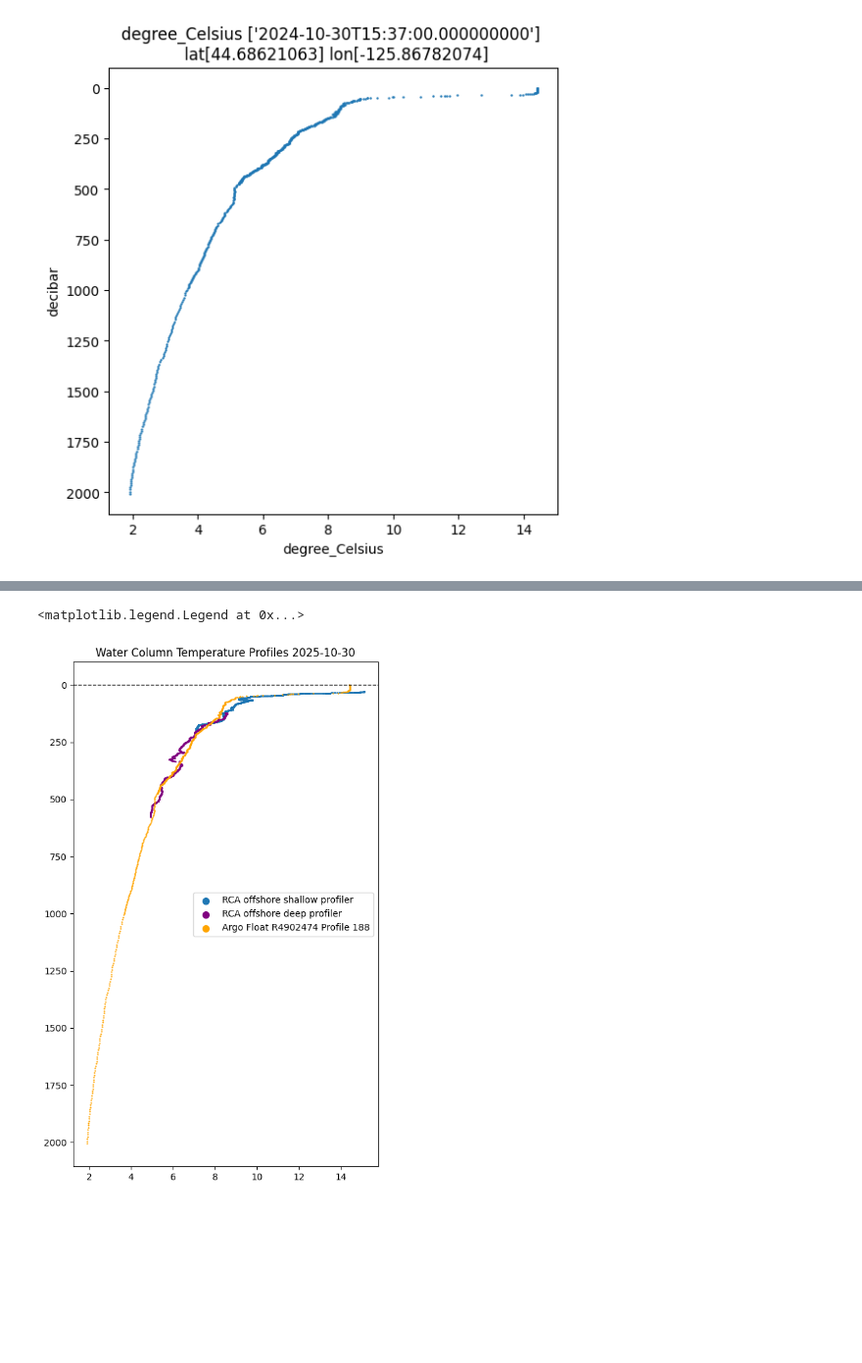
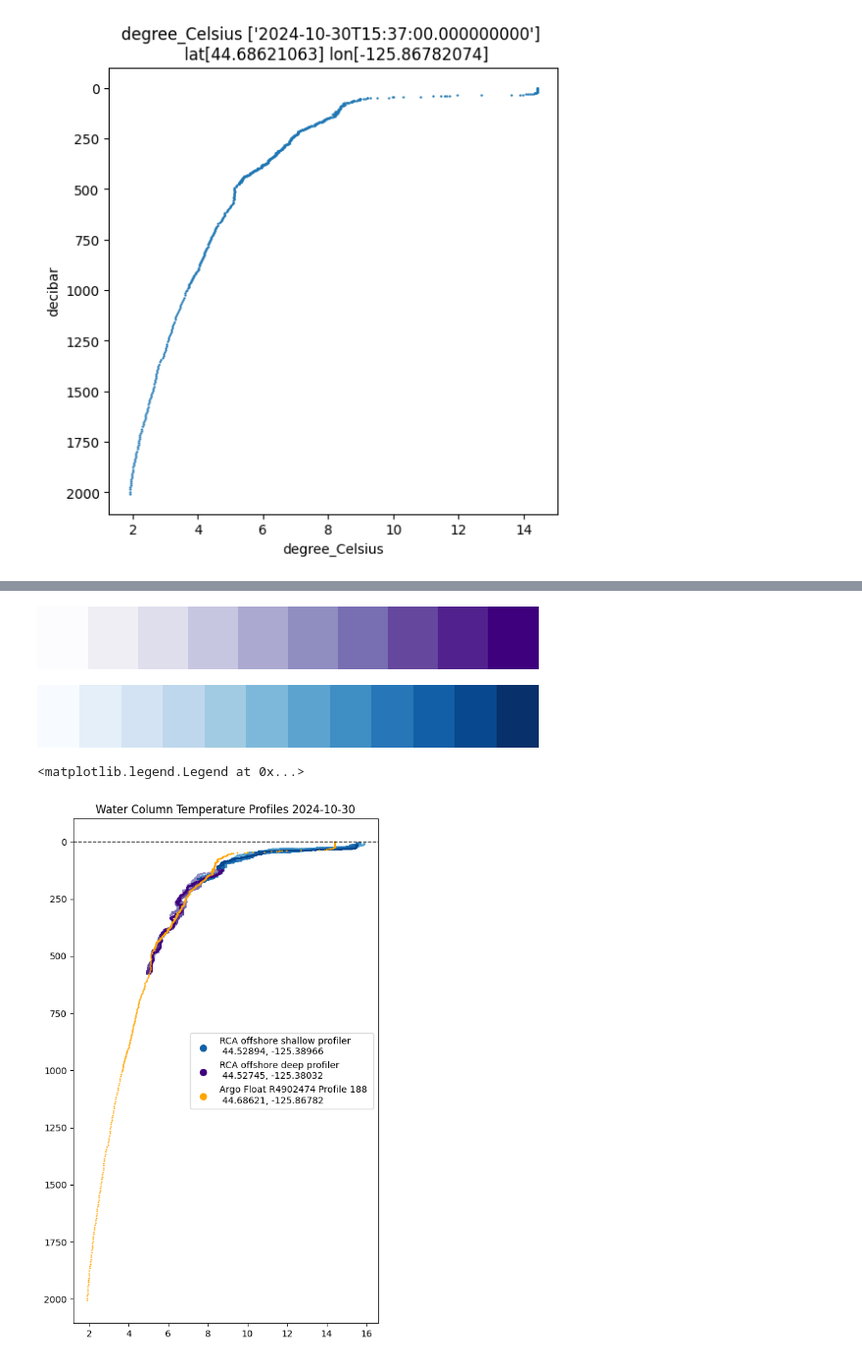
Before and after one commit to ooi-data/surface_mooring_overview, a Jupyter notebook: 01_full_watercol_viz.ipynb, the cells around one changed output, grey strips where cells are left out. Shown at 98% size. Cells and saved outputs as stored; diff of their text form; code cells hidden in the pictures; blank space fills up the shorter version.

Commit message:
better argo matchup with profilers

```diff
--- a/01_full_watercol_viz.ipynb
+++ b/01_full_watercol_viz.ipynb
@@ -192,7 +199,19 @@ def load_rca_zarr(stream_name):
+# %%
+sp_prof_times = [("2024-10-30 00:27:00", "2024-10-30 01:37:00"),
+("2024-10-30 02:42:00", "2024-10-30 03:52:00"),
+("2024-10-30 04:52:00", "2024-10-30 06:02:00"),
+("2024-10-30 07:22:00", "2024-10-30 08:32:00"),
+("2024-10-30 11:12:00", "2024-10-30 12:22:00"),
+("2024-10-30 13:32:00", "2024-10-30 14:39:00")]
 # %%
 offshore_dp = load_rca_zarr("CE04OSPD-DP01B-01-CTDPFL105-recovered_inst-dpc_ctd_instrument_recovered")
 # %%
 offshore_sp = load_rca_zarr("CE04OSPS-SF01B-2A-CTDPFA107-streamed-ctdpf_sbe43_sample")
 # %%
 dp_temp = offshore_dp[["sea_water_temperature", "sea_water_pressure"]]
-dp_sub = dp_temp.sel(time=slice("2024-10-30 16:01:10", "2024-10-30 16:30:20	"))
+
+dp_sub_list = []
+for i, prof_times in enumerate(dp_prof_times):
+    print(f"profile {i}")
+    dp_sub = dp_temp.sel(time=slice(prof_times[0], prof_times[1]))
+    dp_sub_list.append(dp_sub)
@@ -213,3 +224,6 @@ plt.scatter(dp_sub.sea_water_temperature, dp_sub.sea_water_pressure, s=0.5)
 # %%
 sp_temp = offshore_sp[["sea_water_temperature", "sea_water_pressure"]]
-sp_sub = sp_temp.sel(time=slice("2024-10-30 15:47:00"	, "2024-10-30 16:49:00	"))
+sp_sub_list = []
+for i, prof_times in enumerate(sp_prof_times):
+    sp_sub = sp_temp.sel(time=slice(prof_times[0], prof_times[1]))
+    sp_sub_list.append(sp_sub)
@@ -275,12 +230,30 @@ Data produced by Stream Engine version 1.20.17 for CE04OSPS-SF01B-2A-CTDPFA107-s
+# %%
+N = len(dp_sub_list)
+purples = plt.get_cmap("Purples", N * 2)  # preferred
+M = len(sp_sub_list)
+blues = plt.get_cmap("Blues", M * 2)
+purples
+# %% [output]
+[figure, added]
+# %%
+blues
+# %% [output]
+[figure, added]
 # %%
 plt.figure(figsize=(6, 10))
-plt.title("Water Column Temperature Profiles 2025-10-30")
+plt.title("Water Column Temperature Profiles 2024-10-30")
 plt.axhline(y=0, color="black", linewidth=1, linestyle="--")
-plt.scatter(sp_sub.sea_water_temperature, sp_sub.sea_water_pressure, s=0.5, label="RCA offshore shallow profiler")
-plt.scatter(dp_sub.sea_water_temperature, dp_sub.sea_water_pressure, s=0.5, color="purple", label="RCA offshore deep profiler")
-plt.scatter(argo.TEMP.values.T, argo.PRES.values.T, s=0.5, color="orange", label="Argo Float R4902474 Profile 188")
+for i, sp_sub in enumerate(sp_sub_list):
+    label = "RCA offshore shallow profiler \n 44.52894, -125.38966" if i == len(dp_sub_list) - 1 else None
+    plt.scatter(sp_sub.sea_water_temperature, sp_sub.sea_water_pressure, s=0.5, color=blues(i + 5), label=label)
+for i, dp_sub in enumerate(dp_sub_list):
+    label = "RCA offshore deep profiler \n 44.52745, -125.38032" if i == len(dp_sub_list) - 1 else None
+    plt.scatter(dp_sub.sea_water_temperature, dp_sub.sea_water_pressure, s=0.5, color=purples(i + 5), label=label)
+plt.scatter(argo.TEMP.values.T, argo.PRES.values.T, s=0.5, color="orange", label="Argo Float R4902474 Profile 188 \n 44.68621, -125.86782")
 plt.gca().invert_yaxis()
 plt.legend(loc='center right', markerscale=10.0)
+
+#
 # %% [output]
 <matplotlib.legend.Legend at 0x...>
-[figure, old version]
+[figure, new version]
```
Also changed, not shown: parts of 8 cells of this notebook.
